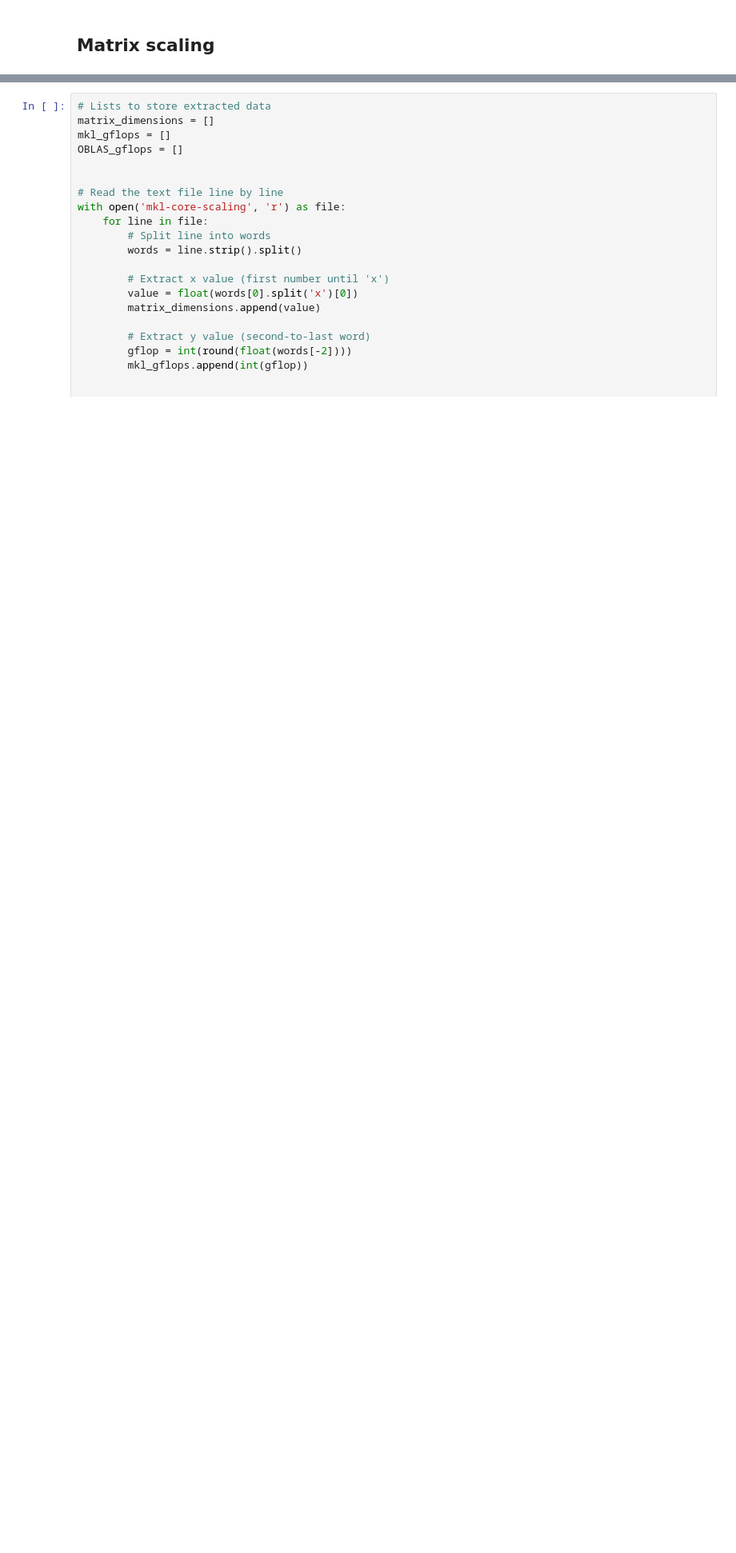
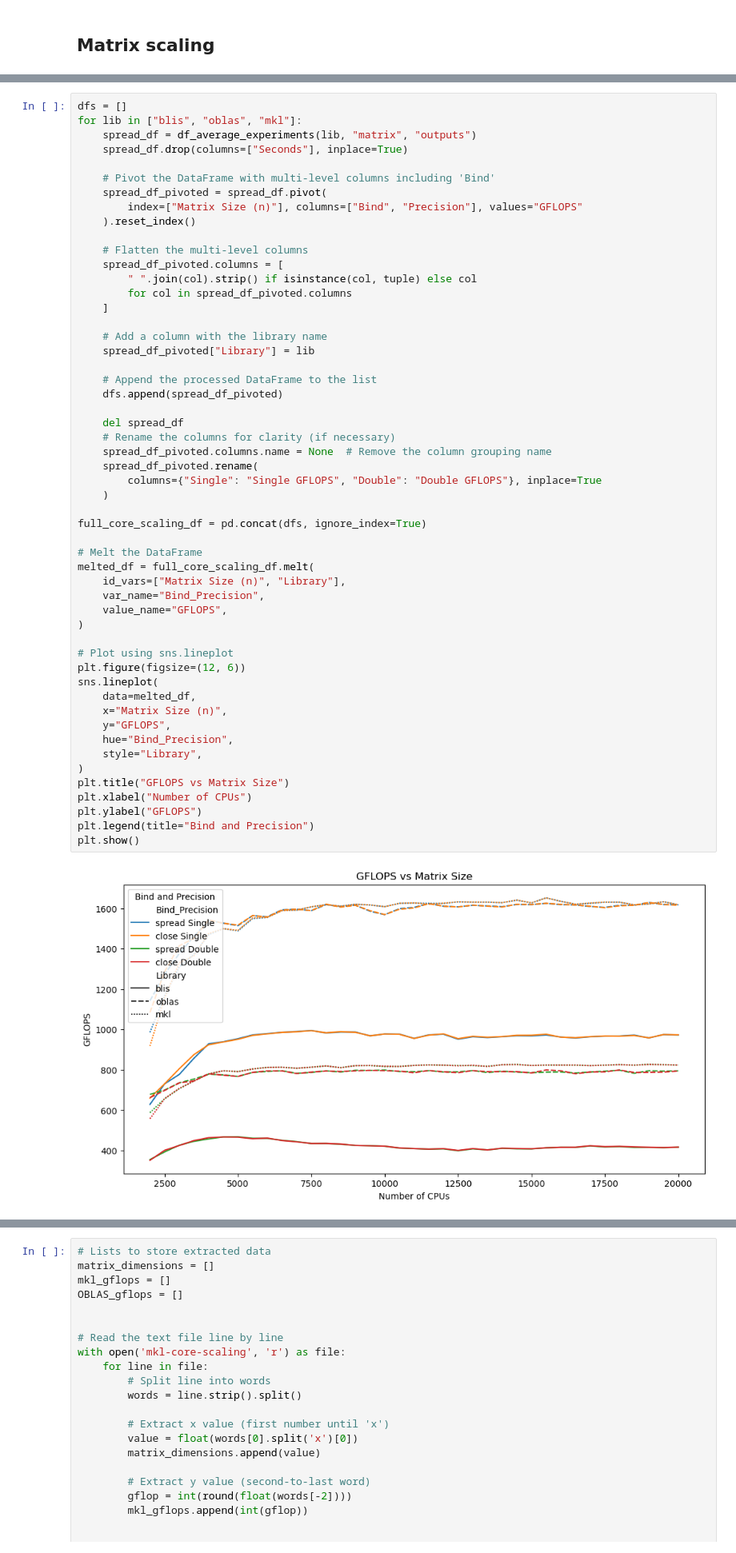
Before and after one commit to pettepiero/Foundations_of_HPC_2022, a Jupyter notebook: Assignment/exercise2/graphs.ipynb, the cells around one changed output, grey strips where cells are left out. Shown at 80% size. Drawn from its saved outputs; the diff is of its cells as text; blank space fills up the shorter version.

```diff
--- a/Assignment/exercise2/graphs.ipynb
+++ b/Assignment/exercise2/graphs.ipynb
@@ -67,0 +243,55 @@ print(get_files_lib("mkl", "outputs/matrix_scaling"))
+# %%
+dfs = []
+for lib in ["blis", "oblas", "mkl"]:
+    spread_df = df_average_experiments(lib, "matrix", "outputs")
+    spread_df.drop(columns=["Seconds"], inplace=True)
+
+    # Pivot the DataFrame with multi-level columns including 'Bind'
+    spread_df_pivoted = spread_df.pivot(
+        index=["Matrix Size (n)"], columns=["Bind", "Precision"], values="GFLOPS"
+    ).reset_index()
+
+    # Flatten the multi-level columns
+    spread_df_pivoted.columns = [
+        " ".join(col).strip() if isinstance(col, tuple) else col
+        for col in spread_df_pivoted.columns
+    ]
+
+    # Add a column with the library name
+    spread_df_pivoted["Library"] = lib
+
+    # Append the processed DataFrame to the list
+    dfs.append(spread_df_pivoted)
+
+    del spread_df
+    # Rename the columns for clarity (if necessary)
+    spread_df_pivoted.columns.name = None  # Remove the column grouping name
+    spread_df_pivoted.rename(
+        columns={"Single": "Single GFLOPS", "Double": "Double GFLOPS"}, inplace=True
+    )
+
+full_core_scaling_df = pd.concat(dfs, ignore_index=True)
+
+# Melt the DataFrame
+melted_df = full_core_scaling_df.melt(
+    id_vars=["Matrix Size (n)", "Library"],
+    var_name="Bind_Precision",
+    value_name="GFLOPS",
+)
+
+# Plot using sns.lineplot
+plt.figure(figsize=(12, 6))
+sns.lineplot(
+    data=melted_df,
+    x="Matrix Size (n)",
+    y="GFLOPS",
+    hue="Bind_Precision",
+    style="Library",
+)
+plt.title("GFLOPS vs Matrix Size")
+plt.xlabel("Number of CPUs")
+plt.ylabel("GFLOPS")
+plt.legend(title="Bind and Precision")
+plt.show()
+# %% [output]
+[figure, added]
```
Also changed, not shown: parts of 26 cells of this notebook.
